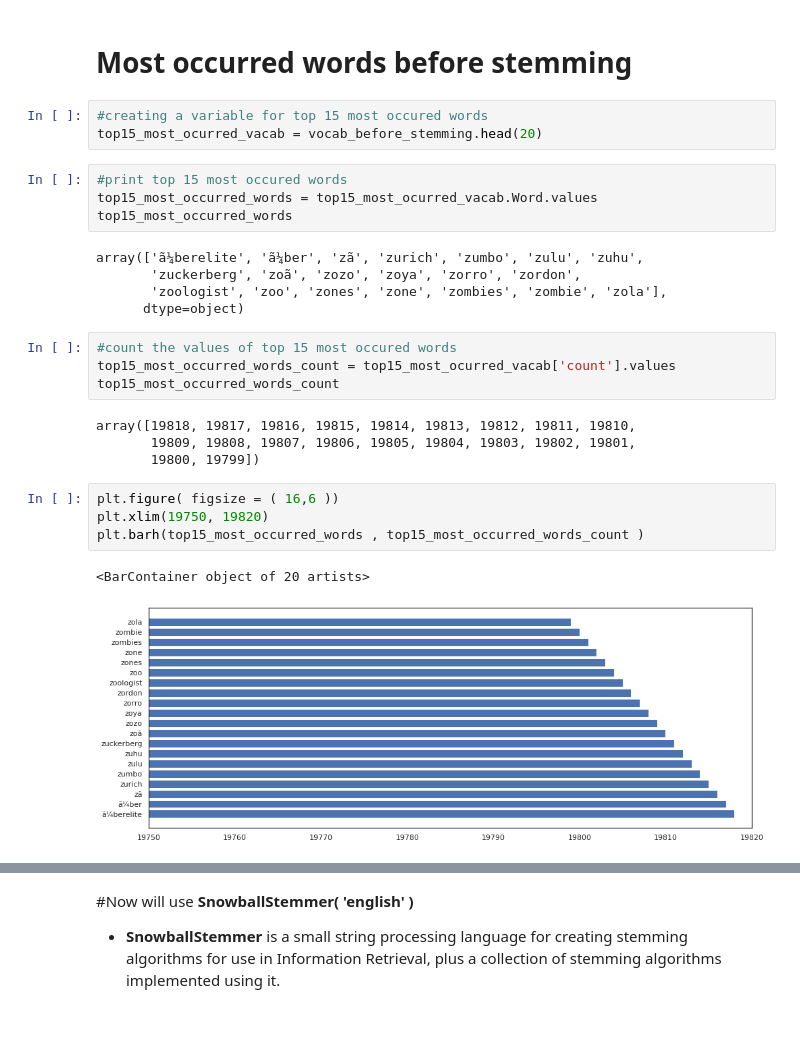
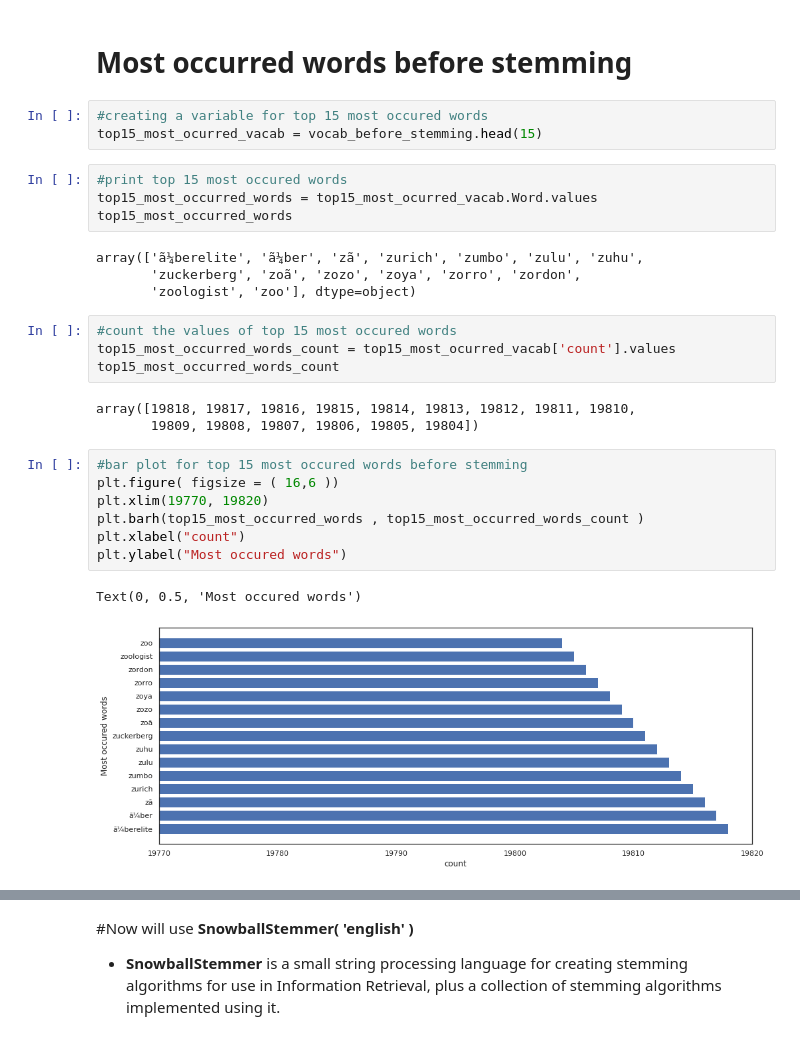
Before and after one commit to kanika214/kanika214-NETFLIX-MOVIES-AND-TV-SHOWS-CLUSTERING, a Jupyter notebook: NETFLIX_MOVIES_AND_TV_SHOWS_CLUSTERING_kanika_raj.ipynb, the cells around one changed output, grey strips where cells are left out. Cells and saved outputs as stored; diff of their text form.

```diff
--- a/NETFLIX_MOVIES_AND_TV_SHOWS_CLUSTERING_kanika_raj.ipynb
+++ b/NETFLIX_MOVIES_AND_TV_SHOWS_CLUSTERING_kanika_raj.ipynb
@@ -1463,7 +1462,7 @@ vocab_before_stemming.tail(4)
 # Most occurred words before stemming
 # %%
 #creating a variable for top 15 most occured words
-top15_most_ocurred_vacab = vocab_before_stemming.head(20)
+top15_most_ocurred_vacab = vocab_before_stemming.head(15)
 # %%
 #print top 15 most occured words
 top15_most_occurred_words = top15_most_ocurred_vacab.Word.values
@@ -1471,20 +1470,21 @@ top15_most_occurred_words
 # %% [output]
 array(['ã¼berelite', 'ã¼ber', 'zã', 'zurich', 'zumbo', 'zulu', 'zuhu',
        'zuckerberg', 'zoã', 'zozo', 'zoya', 'zorro', 'zordon',
-       'zoologist', 'zoo', 'zones', 'zone', 'zombies', 'zombie', 'zola'],
-      dtype=object)
+       'zoologist', 'zoo'], dtype=object)
 # %%
 #count the values of top 15 most occured words
 top15_most_occurred_words_count = top15_most_ocurred_vacab['count'].values
 top15_most_occurred_words_count
 # %% [output]
 array([19818, 19817, 19816, 19815, 19814, 19813, 19812, 19811, 19810,
-       19809, 19808, 19807, 19806, 19805, 19804, 19803, 19802, 19801,
-       19800, 19799])
+       19809, 19808, 19807, 19806, 19805, 19804])
 # %%
+#bar plot for top 15 most occured words before stemming
 plt.figure( figsize = ( 16,6 ))
-plt.xlim(19750, 19820)
+plt.xlim(19770, 19820)
 plt.barh(top15_most_occurred_words , top15_most_occurred_words_count )
+plt.xlabel("count")
+plt.ylabel("Most occured words")
 # %% [output]
-<BarContainer object of 20 artists>
+Text(0, 0.5, 'Most occured words')
-[figure, old version]
+[figure, new version]
```
Also changed, not shown: parts of 32 cells of this notebook.
